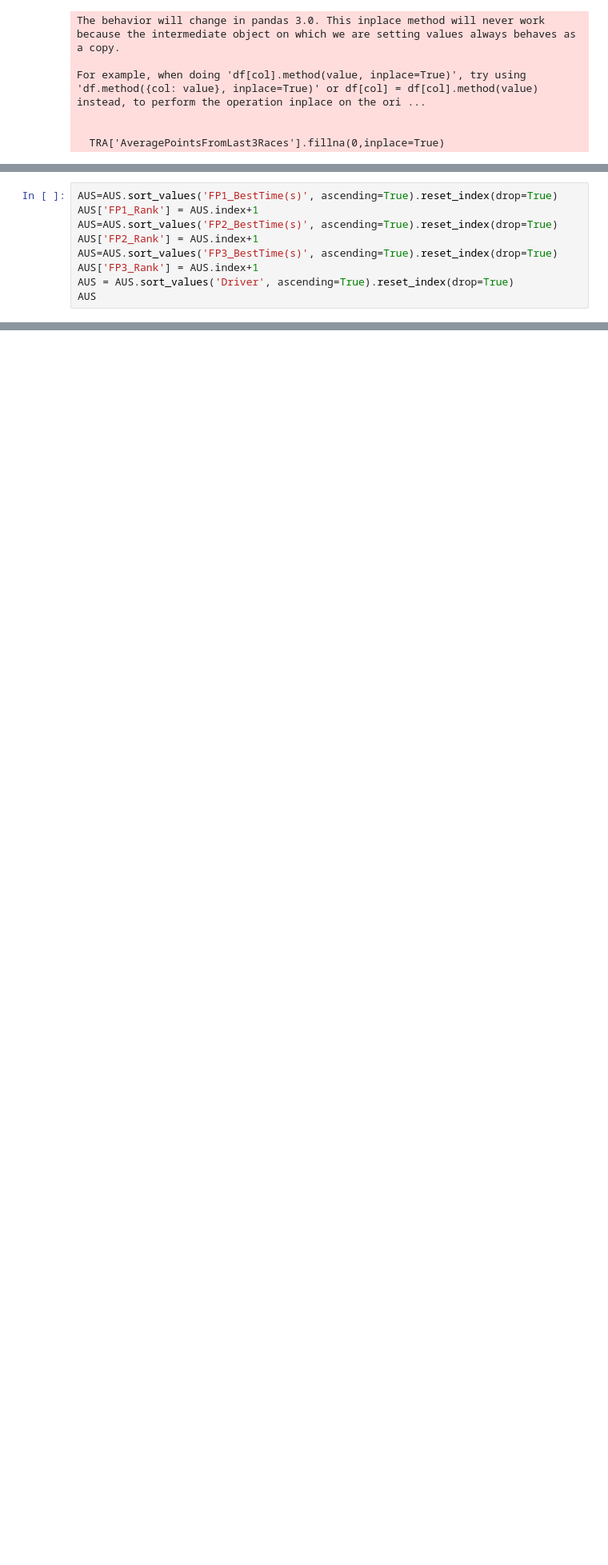
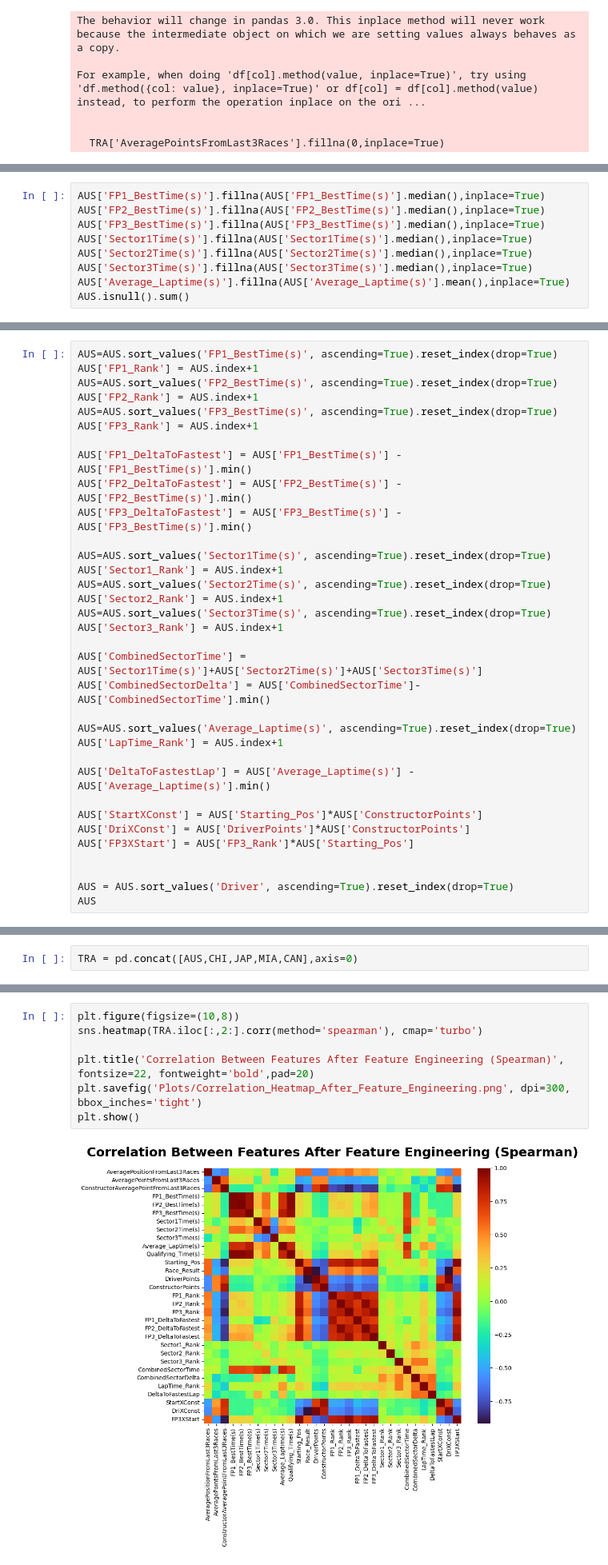
Before and after one commit to SatyamKumar457/F1-2026-Prediction, a Jupyter notebook: Race/06.MonacoGP/EDA.ipynb, the cells around one changed output, grey strips where cells are left out. Shown at 80% size. Drawn from its saved outputs; the diff is of its cells as text; blank space fills up the shorter version.

```diff
--- a/Race/06.MonacoGP/EDA.ipynb
+++ b/Race/06.MonacoGP/EDA.ipynb
@@ -165,3 +165,12 @@ plt.savefig('Plots/Feature_RaceResult_Correlation.png', dpi=300, bbox_inches='ti
 plt.show()
 # %% [output]
 [figure]
+# %%
+AUS['FP1_BestTime(s)'].fillna(AUS['FP1_BestTime(s)'].median(),inplace=True)
+AUS['FP2_BestTime(s)'].fillna(AUS['FP2_BestTime(s)'].median(),inplace=True)
+AUS['FP3_BestTime(s)'].fillna(AUS['FP3_BestTime(s)'].median(),inplace=True)
+AUS['Sector1Time(s)'].fillna(AUS['Sector1Time(s)'].median(),inplace=True)
+AUS['Sector2Time(s)'].fillna(AUS['Sector2Time(s)'].median(),inplace=True)
+AUS['Sector3Time(s)'].fillna(AUS['Sector3Time(s)'].median(),inplace=True)
+AUS['Average_Laptime(s)'].fillna(AUS['Average_Laptime(s)'].mean(),inplace=True)
+AUS.isnull().sum()
@@ -172,6 +217,31 @@ AUS=AUS.sort_values('FP2_BestTime(s)', ascending=True).reset_index(drop=True)
 AUS['FP2_Rank'] = AUS.index+1
 AUS=AUS.sort_values('FP3_BestTime(s)', ascending=True).reset_index(drop=True)
 AUS['FP3_Rank'] = AUS.index+1
+
+AUS['FP1_DeltaToFastest'] = AUS['FP1_BestTime(s)'] - AUS['FP1_BestTime(s)'].min()
+AUS['FP2_DeltaToFastest'] = AUS['FP2_BestTime(s)'] - AUS['FP2_BestTime(s)'].min()
+AUS['FP3_DeltaToFastest'] = AUS['FP3_BestTime(s)'] - AUS['FP3_BestTime(s)'].min()
+
+AUS=AUS.sort_values('Sector1Time(s)', ascending=True).reset_index(drop=True)
+AUS['Sector1_Rank'] = AUS.index+1
+AUS=AUS.sort_values('Sector2Time(s)', ascending=True).reset_index(drop=True)
+AUS['Sector2_Rank'] = AUS.index+1
+AUS=AUS.sort_values('Sector3Time(s)', ascending=True).reset_index(drop=True)
+AUS['Sector3_Rank'] = AUS.index+1
+
+AUS['CombinedSectorTime'] = AUS['Sector1Time(s)']+AUS['Sector2Time(s)']+AUS['Sector3Time(s)']
+AUS['CombinedSectorDelta'] = AUS['CombinedSectorTime']-AUS['CombinedSectorTime'].min()
+
+AUS=AUS.sort_values('Average_Laptime(s)', ascending=True).reset_index(drop=True)
+AUS['LapTime_Rank'] = AUS.index+1
+
+AUS['DeltaToFastestLap'] = AUS['Average_Laptime(s)'] - AUS['Average_Laptime(s)'].min()
+
+AUS['StartXConst'] = AUS['Starting_Pos']*AUS['ConstructorPoints']
+AUS['DriXConst'] = AUS['DriverPoints']*AUS['ConstructorPoints']
+AUS['FP3XStart'] = AUS['FP3_Rank']*AUS['Starting_Pos']
+
+
 AUS = AUS.sort_values('Driver', ascending=True).reset_index(drop=True)
 AUS
 # %% [output]
@@ -198,0 +691,2 @@ for RACE in Races:
+# %%
+TRA = pd.concat([AUS,CHI,JAP,MIA,CAN],axis=0)
@@ -198,0 +729,9 @@ for RACE in Races:
+# %%
+plt.figure(figsize=(10,8))
+sns.heatmap(TRA.iloc[:,2:].corr(method='spearman'), cmap='turbo')
+
+plt.title('Correlation Between Features After Feature Engineering (Spearman)', fontsize=22, fontweight='bold',pad=20)
+plt.savefig('Plots/Correlation_Heatmap_After_Feature_Engineering.png', dpi=300, bbox_inches='tight')
+plt.show()
+# %% [output]
+[figure, added]
```
Also changed, not shown: parts of 10 cells of this notebook, 4 other files.
